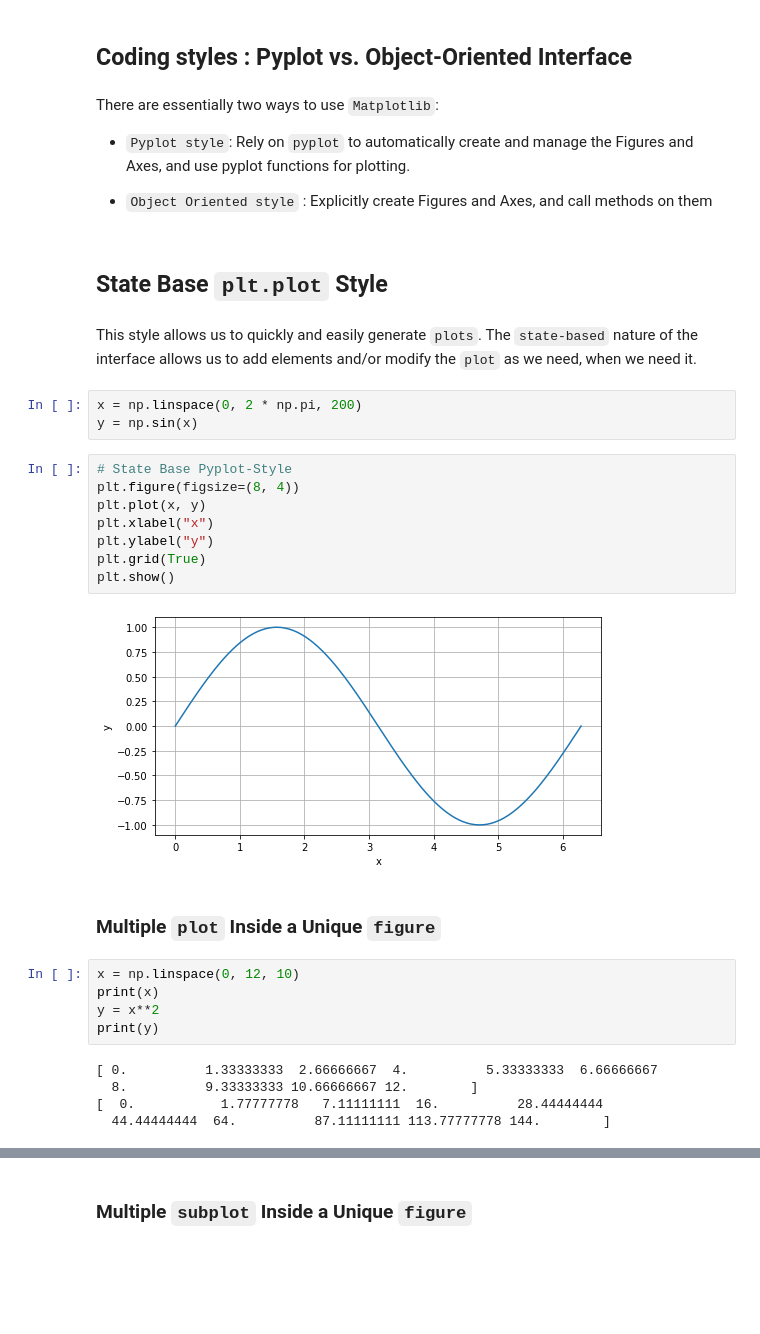
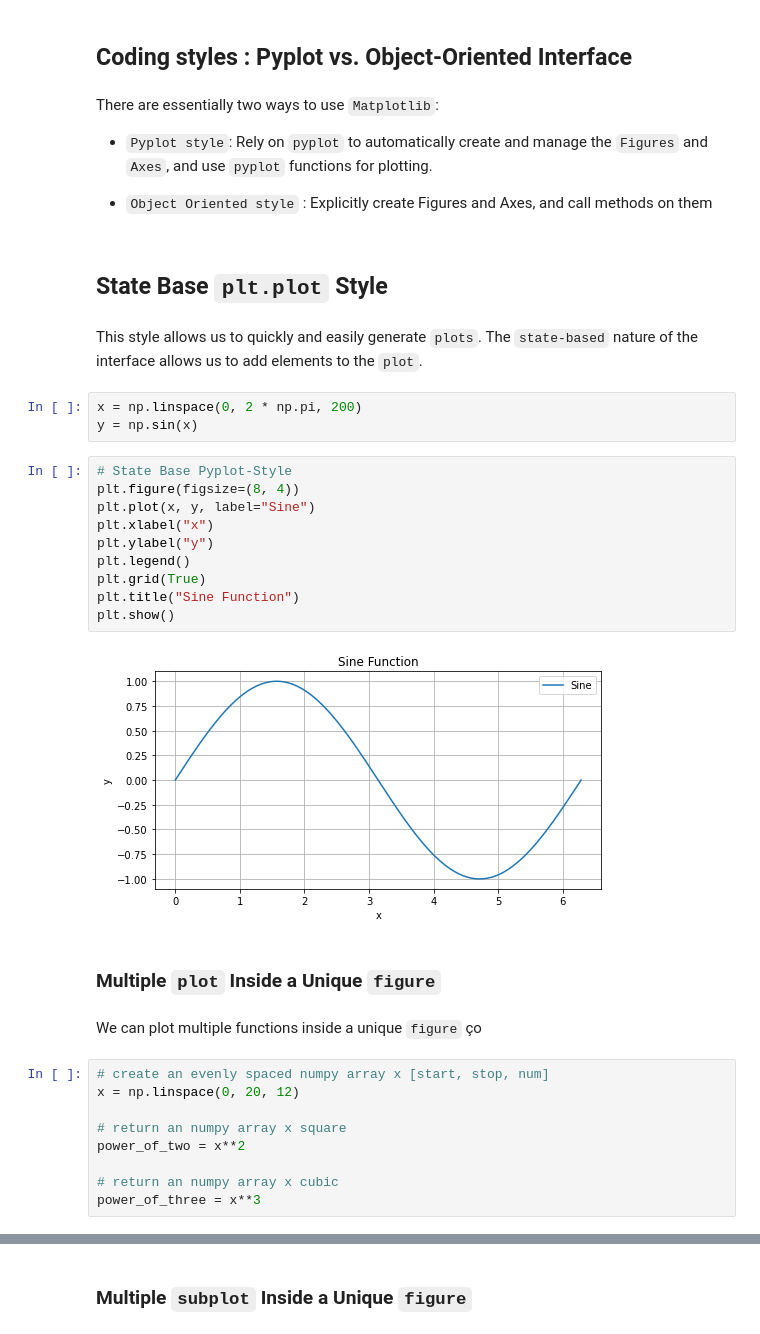
Before and after one commit to implse/Introduction_to_Matplotlib, a Jupyter notebook: Introduction_To_Matplotlib.ipynb, the cells around one changed output, grey strips where cells are left out. Drawn from its saved outputs; the diff is of its cells as text; blank space fills up the shorter version.

Commit message:
Update plot add legend

```diff
--- a/Introduction_To_Matplotlib.ipynb
+++ b/Introduction_To_Matplotlib.ipynb
@@ -75,37 +75,40 @@ print(plt_methods)
 # %% [markdown]
 There are essentially two ways to use `Matplotlib`:
 
-- `Pyplot style`: Rely on `pyplot` to automatically create and manage the Figures and Axes, and use pyplot functions for plotting.
+- `Pyplot style`: Rely on `pyplot` to automatically create and manage the `Figures` and `Axes`, and use `pyplot` functions for plotting.
 
 - `Object Oriented style` : Explicitly create Figures and Axes, and call methods on them
 # %% [markdown]
 ## State Base `plt.plot` Style
 # %% [markdown]
- This style allows us to quickly and easily generate `plots`. The `state-based` nature of the interface allows us to add elements and/or modify the `plot` as we need, when we need it.
+This style allows us to quickly and easily generate `plots`. The `state-based` nature of the interface allows us to add elements to the `plot`.
 # %%
 x = np.linspace(0, 2 * np.pi, 200)
 y = np.sin(x)
 # %%
 # State Base Pyplot-Style
 plt.figure(figsize=(8, 4))
-plt.plot(x, y)
+plt.plot(x, y, label="Sine")
 plt.xlabel("x")
 plt.ylabel("y")
+plt.legend()
 plt.grid(True)
+plt.title("Sine Function")
 plt.show()
 # %% [output]
-[figure, old version]
+[figure, new version]
 # %% [markdown]
 ### Multiple `plot` Inside a Unique `figure`
+# %% [markdown]
+We can plot multiple functions inside a unique `figure`                          ço
 # %%
-x = np.linspace(0, 12, 10)
-print(x)
-y = x**2
-print(y)
+# create an evenly spaced numpy array x [start, stop, num]
+x = np.linspace(0, 20, 12)
+
+# return an numpy array x square
+power_of_two = x**2
+
+# return an numpy array x cubic
+power_of_three = x**3
-# %% [output]
-[ 0.          1.33333333  2.66666667  4.          5.33333333  6.66666667
-  8.          9.33333333 10.66666667 12.        ]
-[  0.           1.77777778   7.11111111  16.          28.44444444
-  44.44444444  64.          87.11111111 113.77777778 144.        ]
 # %%
 plt.figure(figsize=(8, 4))
```
Also changed, not shown: parts of 12 cells of this notebook.
